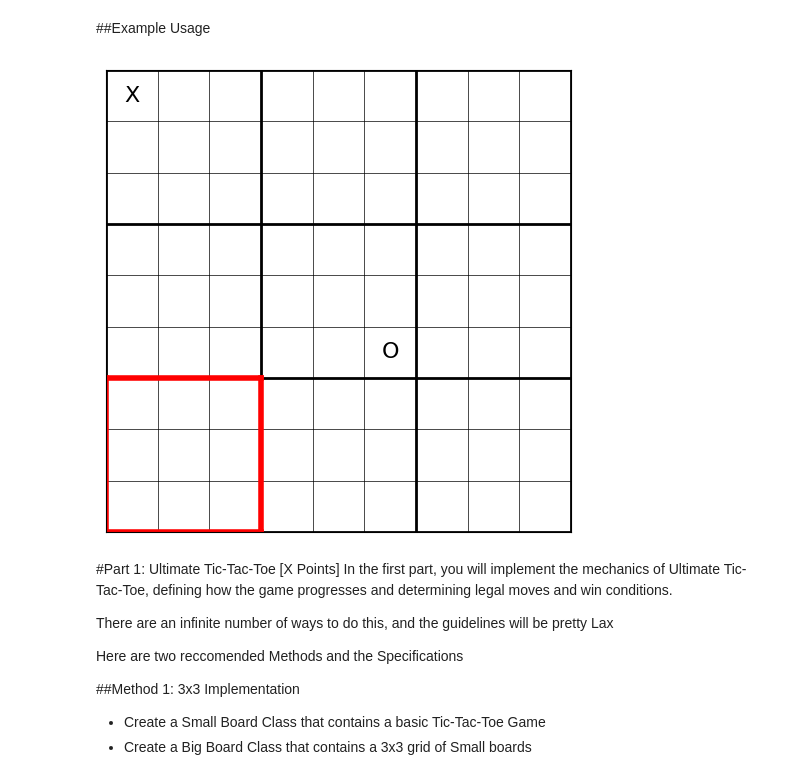
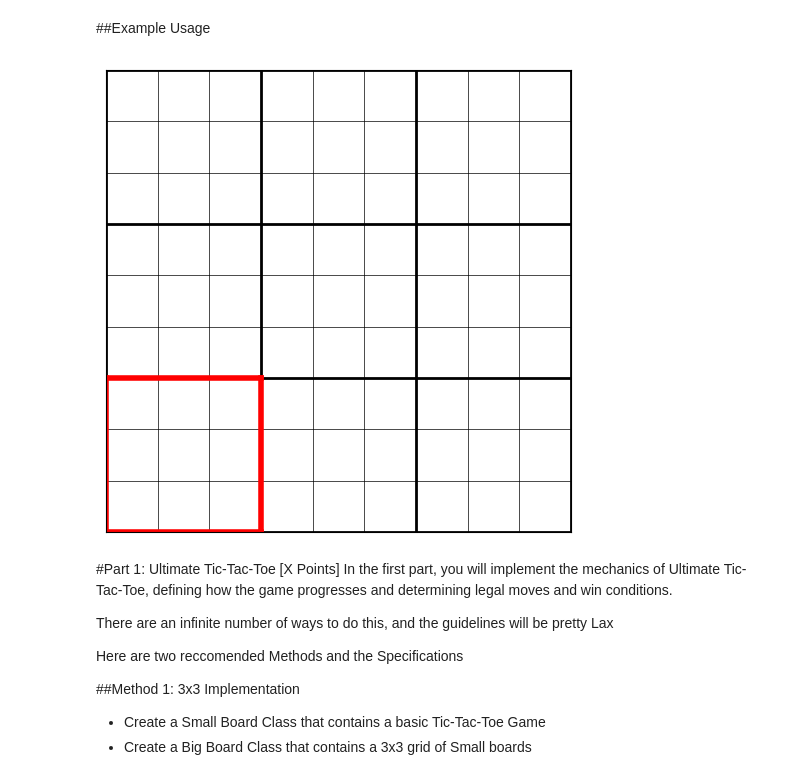
Before and after one commit to Czedros/CSE352-Machine-Learning-Assignments, a Jupyter notebook: CSE352MidtermMakeupAssignmentEmpty.ipynb, the cells around one changed output. Drawn from its saved outputs; the diff is of its cells as text; code cells hidden in the pictures.

```diff
--- a/CSE352MidtermMakeupAssignmentEmpty.ipynb
+++ b/CSE352MidtermMakeupAssignmentEmpty.ipynb
@@ -57,7 +63,7 @@ import numpy as np
 def draw_ultimate_board(board, highlight=None):
     """
     Visualizes a 9x9 Ultimate Tic-Tac-Toe board with optional highlight.
-    Highlights the relative small board with red short lines.
+    Highlights the relative small board with red lines.
     """
     fig, ax = plt.subplots(figsize=(6,6))
     ax.set_xticks([])
@@ -119,13 +125,11 @@ def nested_list_to_board(nested_game, highlight=None):
 # %%
 nested_game = [
     [np.zeros((3,3), dtype=int) for _ in range(3)] for _ in range(3)
 ]
-nested_game[0][0][0,0] = 1
-nested_game[1][1][2,2] = 2
 
 nested_list_to_board(nested_game, highlight=(2, 0))
 # %% [output]
-[figure, old version]
+[figure, new version]
 # %% [markdown]
 #Part 1: Ultimate Tic-Tac-Toe [X Points]
 In the first part, you will implement the mechanics of Ultimate Tic-Tac-Toe, defining how the game progresses and determining legal moves and win conditions.
```
Also changed, not shown: parts of 24 cells of this notebook.
